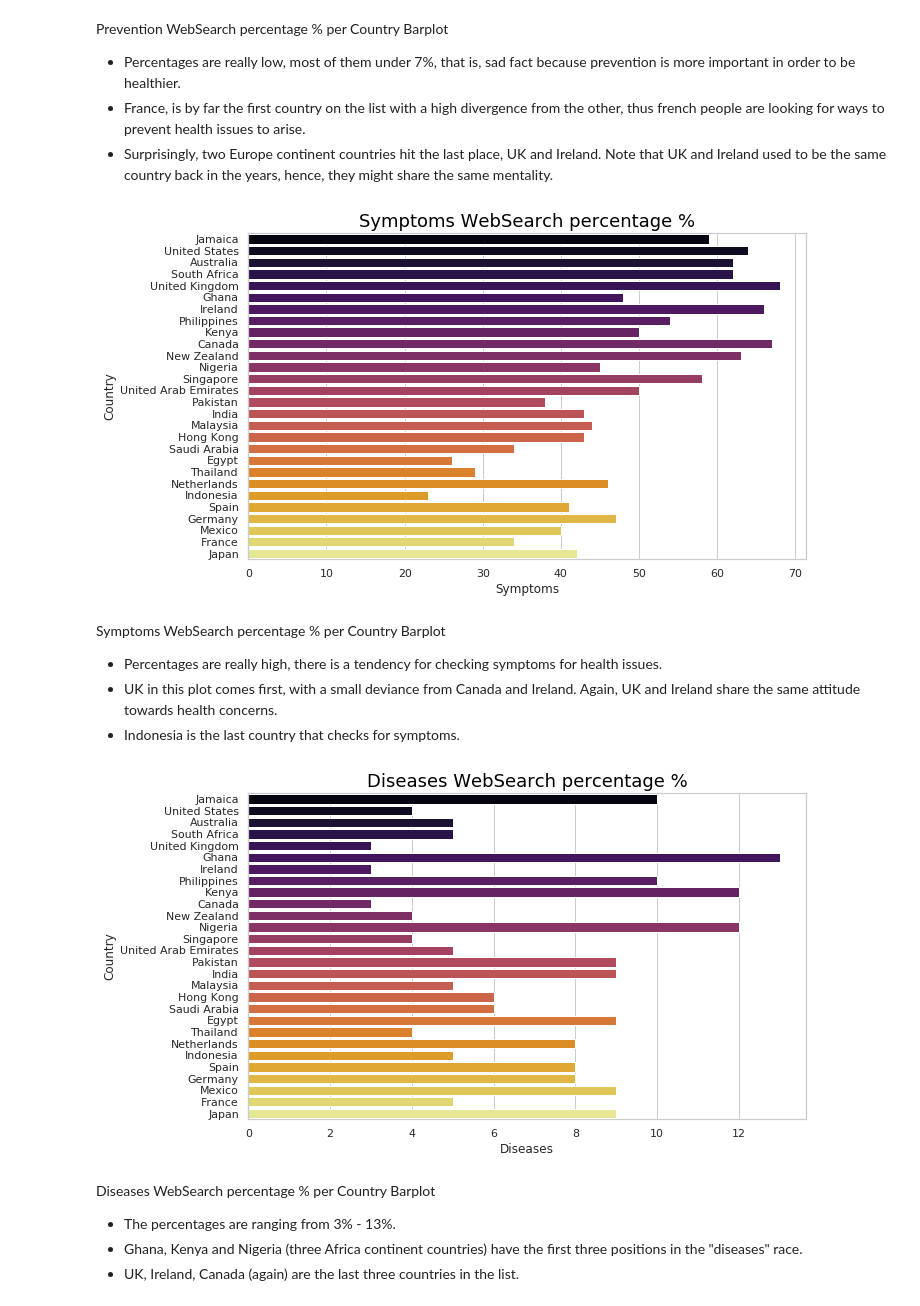
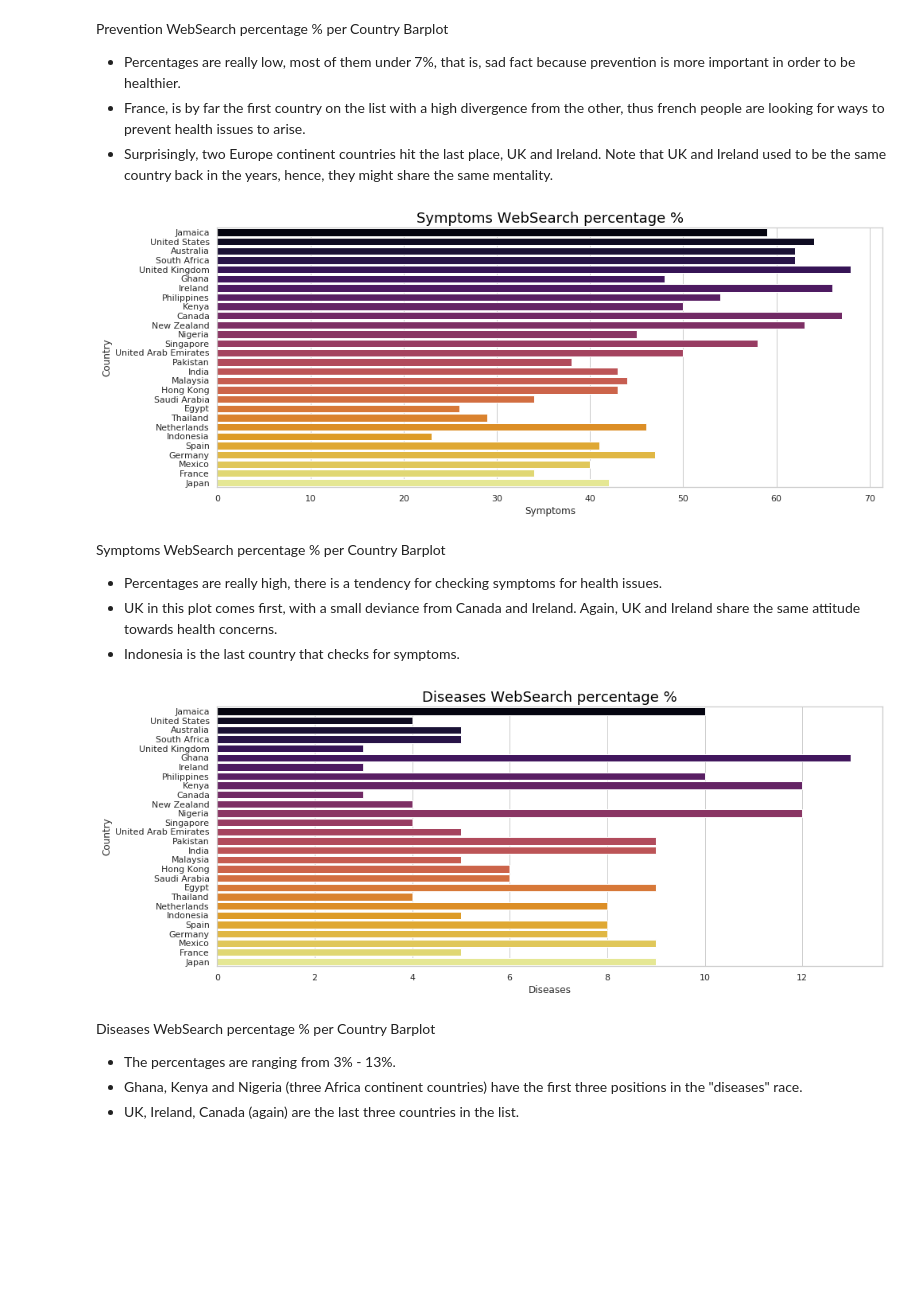
Before and after one commit to ioannapap/health_keysearch_analysis, a Jupyter notebook: health_search.ipynb, the cells around one changed output. Saved outputs shown, nothing was run; the diff lists cells and outputs as text; code cells hidden in the pictures; blank space fills up the shorter version.

```diff
--- a/health_search.ipynb
+++ b/health_search.ipynb
@@ -54,15 +54,15 @@ Prevention WebSearch percentage % per Country Barplot
 - France, is by far the first country on the list with a high divergence from the other, thus french people are looking for ways to prevent health issues to arise.
 - Surprisingly, two Europe continent countries hit the last place, UK and Ireland. Note that UK and Ireland used to be the same country back in the years, hence, they might share the same mentality.
 # %%
-plt.figure(figsize=(10, 6))
+plt.figure(figsize=(15, 6))
 
 sns.barplot(x = 'Symptoms', y = 'Country', palette = 'inferno', data = health_issue_df)
 
 plt.title('Symptoms WebSearch percentage %', color = 'black', fontsize = 18)
 
 plt.savefig('Symptoms_search%.png')
 # %% [output]
-[figure, old version]
+[figure, new version]
 # %% [markdown]
 Symptoms WebSearch percentage % per Country Barplot
 
@@ -70,7 +70,7 @@ Symptoms WebSearch percentage % per Country Barplot
 - UK in this plot comes first, with a small deviance from Canada and Ireland. Again, UK and Ireland share the same attitude towards health concerns.
 - Indonesia is the last country that checks for symptoms.
 # %%
-plt.figure(figsize=(10, 6))
+plt.figure(figsize=(15, 6))
 
 sns.barplot(x = 'Diseases', y = 'Country', palette = 'inferno', data = health_issue_df)
 
@@ -78,7 +78,7 @@ plt.title('Diseases WebSearch percentage %', color = 'black', fontsize = 18)
 
 plt.savefig('Diseases_search%.png')
 # %% [output]
-[figure, old version]
+[figure, new version]
 # %% [markdown]
 Diseases WebSearch percentage % per Country Barplot
 
```
Also changed, not shown: parts of 15 cells of this notebook, 19 other files.
